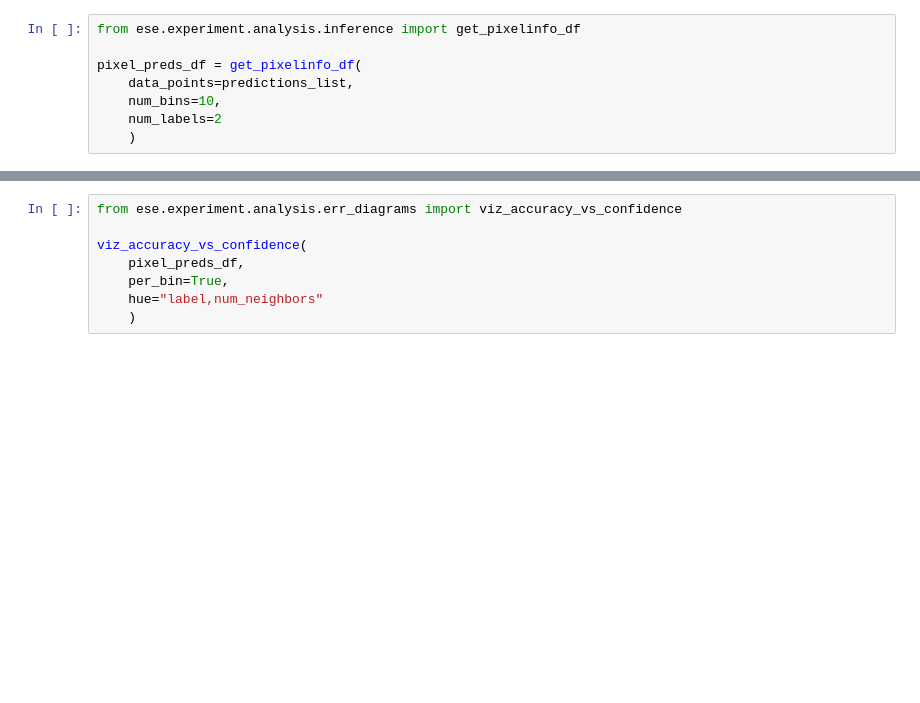
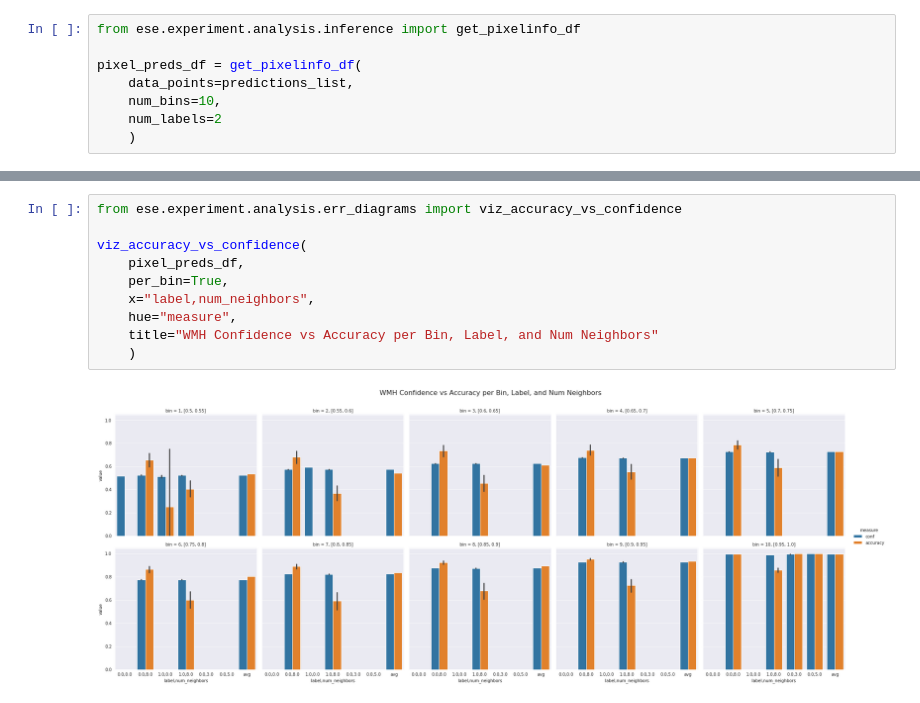
Before and after one commit to VictorButoi/ESE, a Jupyter notebook: notebooks/err_analysis/Viz_Err_WMH.ipynb, the cells around one changed output, grey strips where cells are left out. Drawn from its saved outputs; the diff is of its cells as text; blank space fills up the shorter version.

```diff
--- a/notebooks/err_analysis/Viz_Err_WMH.ipynb
+++ b/notebooks/err_analysis/Viz_Err_WMH.ipynb
@@ -86,8 +89,12 @@ viz_accuracy_vs_confidence(
 # %%
 from ese.experiment.analysis.err_diagrams import viz_accuracy_vs_confidence
 
 viz_accuracy_vs_confidence(
     pixel_preds_df,
     per_bin=True,
-    hue="label,num_neighbors"
+    x="label,num_neighbors",
+    hue="measure",
+    title="WMH Confidence vs Accuracy per Bin, Label, and Num Neighbors"
     )
+# %% [output]
+[figure, added]
```
Also changed, not shown: parts of 4 cells of this notebook, 2 other files.
